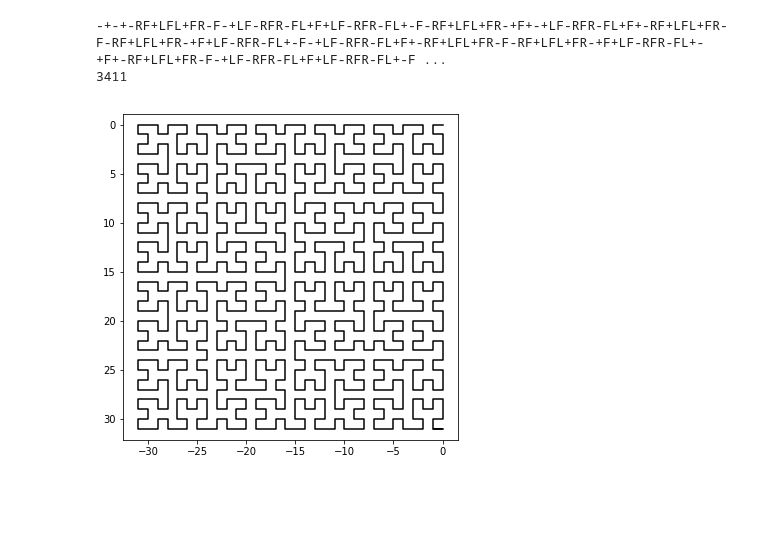
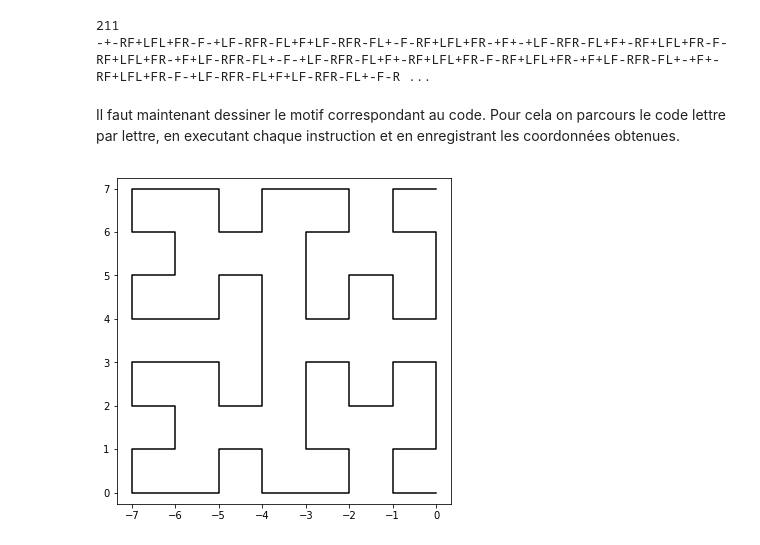
Before and after one commit to xdze2/xdze2.github.io-src, a Jupyter notebook: content/HilbertCurve.ipynb, the cells around one changed output. Saved outputs shown, nothing was run; the diff lists cells and outputs as text; code cells hidden in the pictures; blank space fills up the shorter version.

Commit message:
wirte hilbert curve (+schema)

```diff
--- a/content/HilbertCurve.ipynb
+++ b/content/HilbertCurve.ipynb
@@ -174,0 +63,7 @@ code = 'L'
+# %%
+level = 3
+
+XY = []
+L = 2**( 2 * level )
+for k in range( L ):
+    XY.append( getCoordinates(k, level ) )
@@ -175,25 +101,38 @@ code = 'L'
 # %%
-code = code.replace('R', 'b') # buffer
-code = code.replace('L', '-RF+LFL+FR-')
-code = code.replace('b', '+LF-RFR-FL+')
+n_level = 3
 
+code = 'L'
+for k in range(n_level):
+    code = code.replace('R', 'b') # buffer
+    code = code.replace('L', '-RF+LFL+FR-')
+    code = code.replace('b', '+LF-RFR-FL+')
+
+print( len(code) )
 print( code )
-print( len(code) )
 # %% [output]
--+-+-RF+LFL+FR-F-+LF-RFR-FL+F+LF-RFR-FL+-F-RF+LFL+FR-+F+-+LF-RFR-FL+F+-RF+LFL+FR-F-RF+LFL+FR-+F+LF-RFR-FL+-F-+LF-RFR-FL+F+-RF+LFL+FR-F-RF+LFL+FR-+F+LF-RFR-FL+-+F+-RF+LFL+FR-F-+LF-RFR-FL+F+LF-RFR-FL+-F ...
-3411
+211
+-+-RF+LFL+FR-F-+LF-RFR-FL+F+LF-RFR-FL+-F-RF+LFL+FR-+F+-+LF-RFR-FL+F+-RF+LFL+FR-F-RF+LFL+FR-+F+LF-RFR-FL+-F-+LF-RFR-FL+F+-RF+LFL+FR-F-RF+LFL+FR-+F+LF-RFR-FL+-+F+-RF+LFL+FR-F-+LF-RFR-FL+F+LF-RFR-FL+-F-R ...
+# %% [markdown]
+Il faut maintenant dessiner le motif correspondant au code. Pour cela on parcours le code lettre par lettre, en executant chaque instruction et en enregistrant les coordonnées obtenues.
 # %%
 def integre( code ):
     coords = [ np.array([0, 0]) ]
-    direction = np.array( [0,1 ] )
+    direction = np.array( [0, 1] )
 
     for lettre in code:
         if lettre == 'F':
             new_coord = coords[-1] + direction
             coords.append( new_coord  )
-        elif lettre == '-':
-            direction = tourne( direction, 'droite' )
-        elif lettre == '+':
-            direction = tourne( direction, 'gauche' )
+        elif lettre in '+-':
+            direction = tourne( direction, lettre )
 
     return np.array( coords )
+
+# effectue la rotation :
+def tourne( direction, sens ):
+    new_dir = np.array( [ -direction[1] , direction[0] ] )
+    if sens == '-':
+        direction = new_dir
+    elif sens == '+':
+        direction = - new_dir
+    return direction
@@ -208,10 +139,8 @@ def tourne( direction, sens ):
 # %%
 c = integre( code )
 
 plt.figure( figsize=(6, 6) )
 plt.plot( c[:, 0], c[:, 1], 'k' )
-plt.arrow( c[-2, 0], c[-2, 1], (c[-1, 0]-c[-2, 0])*.95, (c[-1, 1]-c[-2, 1])*.95, head_width=0.04, head_length=0.05, fc='k', ec='k')
 plt.axis('equal');
-plt.gca().invert_yaxis();
 # %% [output]
-[figure, old version]
+[figure, new version]
```
Also changed, not shown: parts of 21 cells of this notebook, 1 other file.
